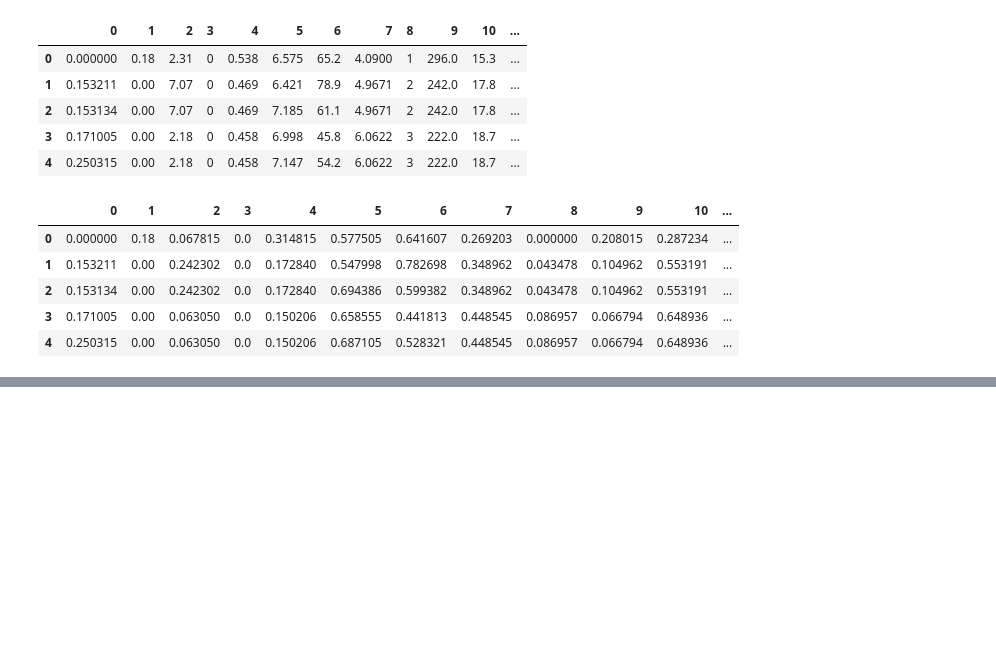
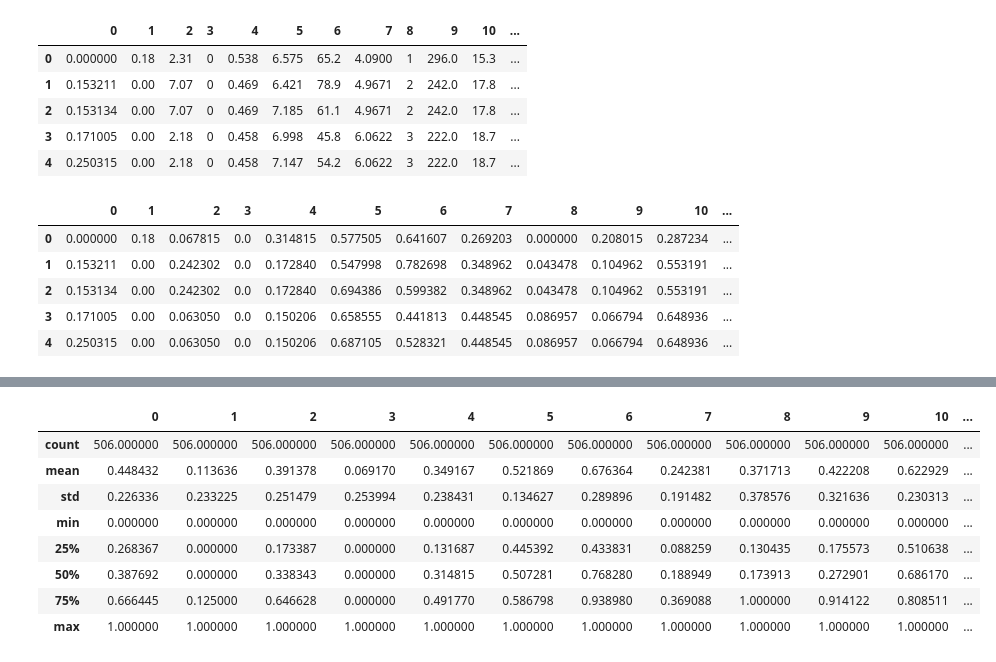
Before and after one commit to ddatsko/URV_NEC_HW1, a Jupyter notebook: data_preprocessing_boston.ipynb, the cells around one changed output, grey strips where cells are left out. Cells and saved outputs as stored; diff of their text form; code cells hidden in the pictures; blank space fills up the shorter version.

```diff
--- a/data_preprocessing_boston.ipynb
+++ b/data_preprocessing_boston.ipynb
@@ -175 +175,4 @@ array([[<Axes: title={'center': '0'}>, <Axes: title={'center': '1'}>,
+# %%
+# Scale the output to be in range (0.1, 0.9) for better performance with sigmoid activation on the output layer
+df_processed_all[13] = df_processed_all[13] * 0.8 + 0.1
 # %%
@@ -176,0 +180,12 @@ df.to_csv("processed_datasets/boston.csv", index=False)
+# %%
+df_processed_all.describe()
+# %% [output]
+|  | 0 | 1 | 2 | 3 | 4 | 5 | 6 | 7 | 8 | 9 | 10 | ... |
+| count | 506.000000 | 506.000000 | 506.000000 | 506.000000 | 506.000000 | 506.000000 | 506.000000 | 506.000000 | 506.000000 | 506.000000 | 506.000000 | ... |
+| mean | 0.448432 | 0.113636 | 0.391378 | 0.069170 | 0.349167 | 0.521869 | 0.676364 | 0.242381 | 0.371713 | 0.422208 | 0.622929 | ... |
+| std | 0.226336 | 0.233225 | 0.251479 | 0.253994 | 0.238431 | 0.134627 | 0.289896 | 0.191482 | 0.378576 | 0.321636 | 0.230313 | ... |
+| min | 0.000000 | 0.000000 | 0.000000 | 0.000000 | 0.000000 | 0.000000 | 0.000000 | 0.000000 | 0.000000 | 0.000000 | 0.000000 | ... |
+| 25% | 0.268367 | 0.000000 | 0.173387 | 0.000000 | 0.131687 | 0.445392 | 0.433831 | 0.088259 | 0.130435 | 0.175573 | 0.510638 | ... |
+| 50% | 0.387692 | 0.000000 | 0.338343 | 0.000000 | 0.314815 | 0.507281 | 0.768280 | 0.188949 | 0.173913 | 0.272901 | 0.686170 | ... |
+| 75% | 0.666445 | 0.125000 | 0.646628 | 0.000000 | 0.491770 | 0.586798 | 0.938980 | 0.369088 | 1.000000 | 0.914122 | 0.808511 | ... |
+| max | 1.000000 | 1.000000 | 1.000000 | 1.000000 | 1.000000 | 1.000000 | 1.000000 | 1.000000 | 1.000000 | 1.000000 | 1.000000 | ... |
```
Also changed, not shown: parts of 8 cells of this notebook, 6 other files.
